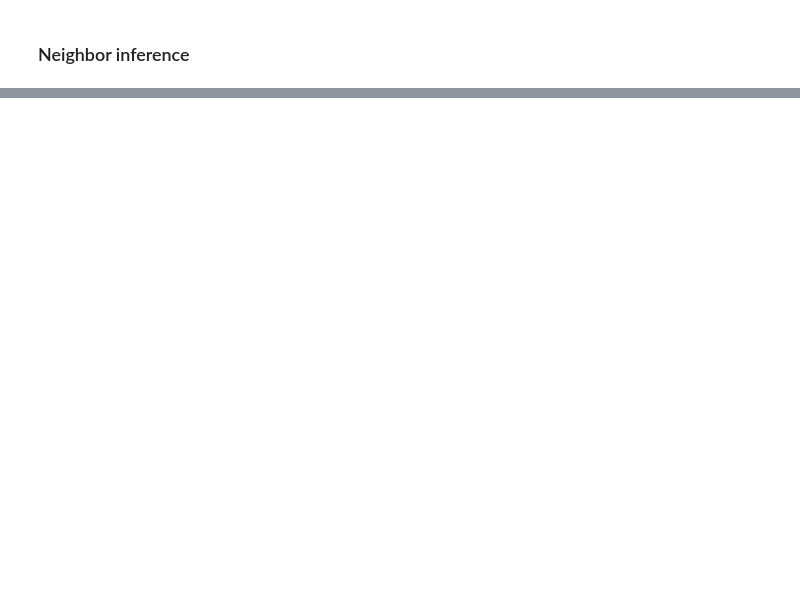
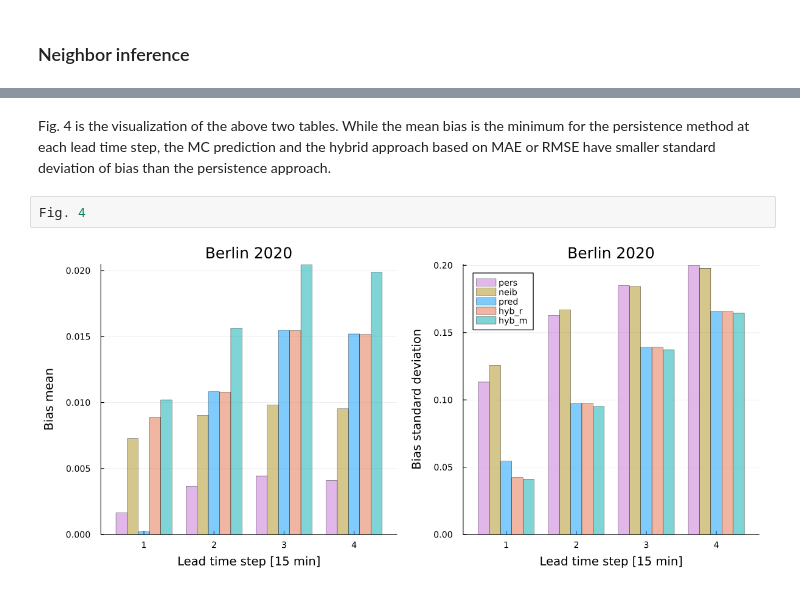
Before and after one commit to EuRoXy/MC_CMF, a Jupyter notebook: prelimDraft.ipynb, the cells around one changed output, grey strips where cells are left out. Saved outputs shown, nothing was run; the diff lists cells and outputs as text; blank space fills up the shorter version.

```diff
--- a/prelimDraft.ipynb
+++ b/prelimDraft.ipynb
@@ -110,0 +136,6 @@ Then, we evaluate the performance of using prior CMF values from the western cel
+# %% [markdown]
+Fig. 4 is the visualization of the above two tables. While the mean bias is the minimum for the persistence method at each lead time step, the MC prediction and the hybrid approach based on MAE or RMSE have smaller standard deviation of bias than the persistence approach.
+# %%
+Fig. 4
+# %% [output]
+[figure, added]
```
Also changed, not shown: parts of 52 cells of this notebook, 6 other files.
